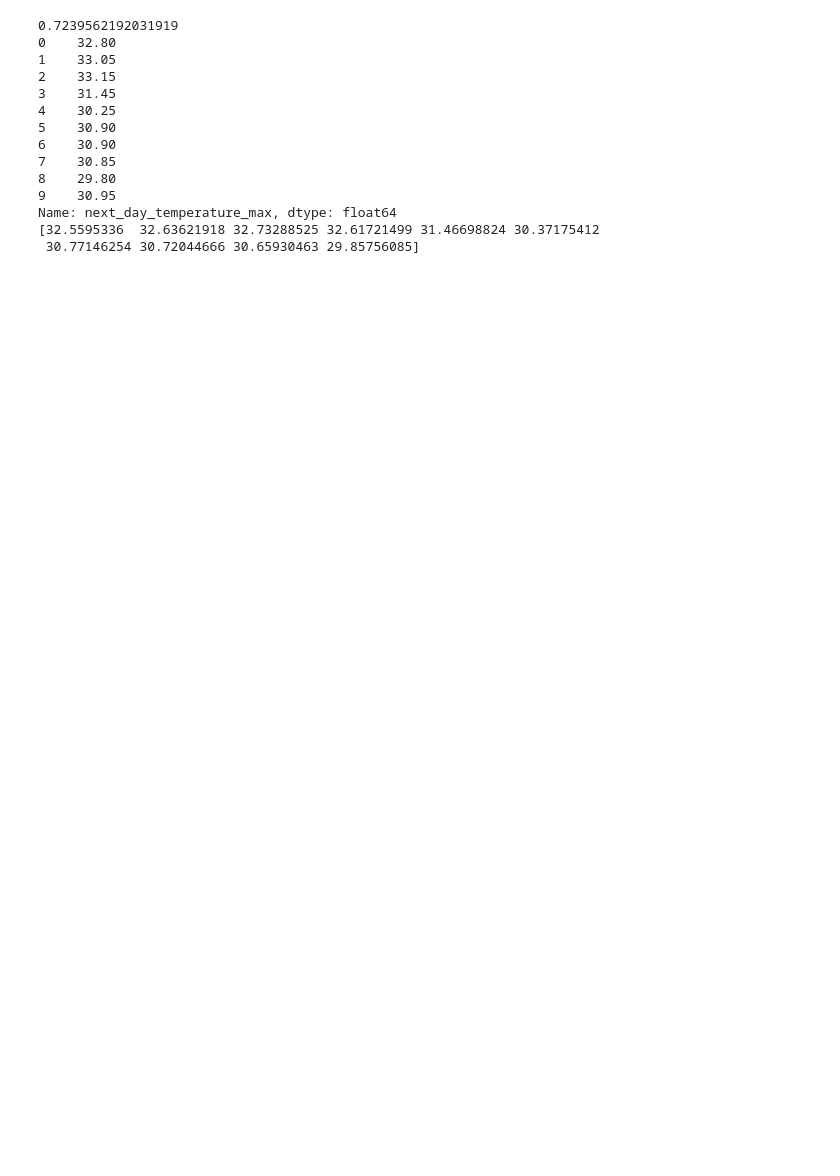
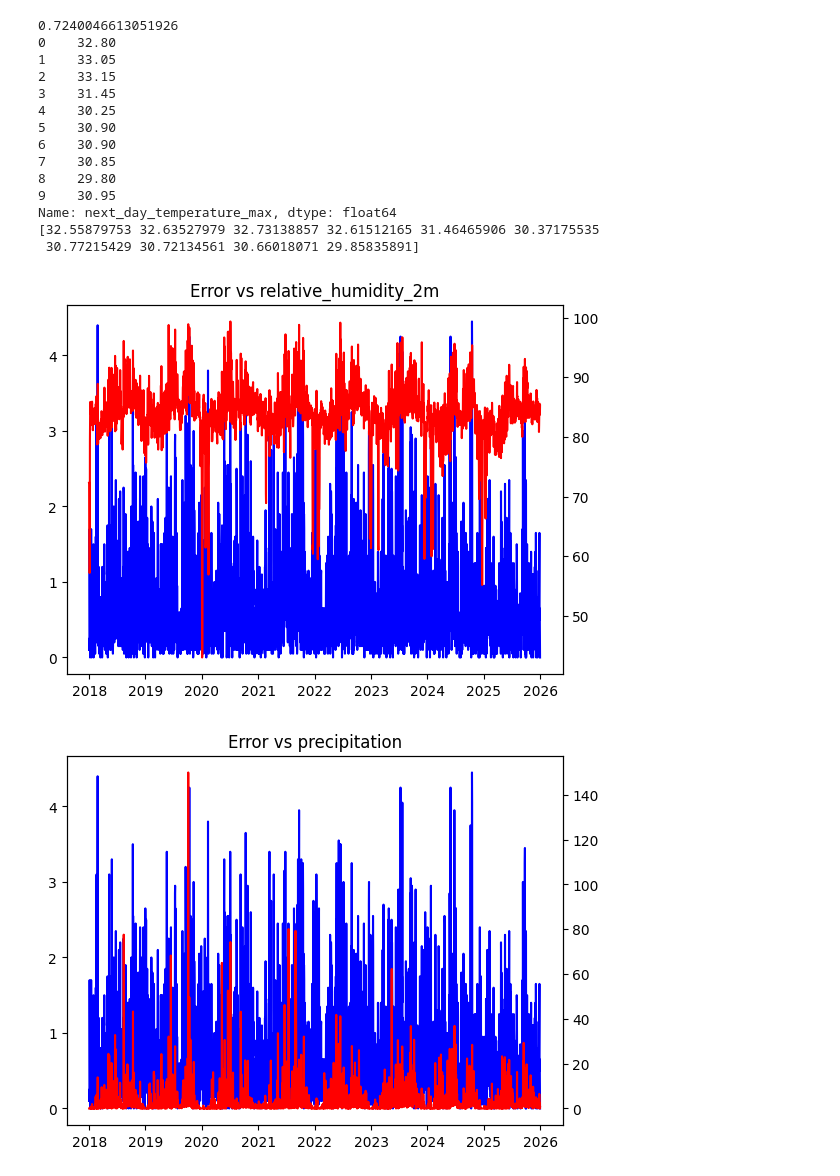
Before and after one commit to MrSemAh/meteo-calavi, a Jupyter notebook: 03_first_model.ipynb, the cells around one changed output. Saved outputs shown, nothing was run; the diff lists cells and outputs as text; code cells hidden in the pictures; blank space fills up the shorter version.

```diff
--- a/03_first_model.ipynb
+++ b/03_first_model.ipynb
@@ -1,23 +1,11 @@
 # %%
-import pandas as pd
+from cleaned_data import aggregated
+from sklearn.metrics import mean_absolute_error
 
-aggregated = pd.read_csv("data/processed/aggregated.csv")
-aggregated["date"] = pd.to_datetime(aggregated["date"])
-print(aggregated["temperature_2m_mean"])
-# Let's assume the simple baseline of having the same temperature at J+1 than J
-# We will compute the average error
+y = aggregated["next_day_temperature_max"]
+predictions = aggregated["temperature_2m_max"]
 
-diff = sum(
-    [
-        abs(
-            aggregated.loc[idx, "temperature_2m_max"]
-            - aggregated.loc[idx - 1, "temperature_2m_max"]
-        )
-        for idx in range(1, len(aggregated))
-    ]
-) / (len(aggregated) - 1)
-
-print(diff)
+print(mean_absolute_error(y, predictions))
 # %% [output]
 0       26.083895
 1       25.479166
@@ -35,10 +23,7 @@ Name: temperature_2m_mean, Length: 2923, dtype: float64
 # %%
 # Now let's try a linear regression model
 from sklearn.linear_model import LinearRegression
-from sklearn.metrics import mean_absolute_error
 
-aggregated["next_day_temperature_max"] = aggregated["temperature_2m_max"].shift(-1)
-aggregated = aggregated.dropna()
 
 X = aggregated[
     [
@@ -58,7 +43,7 @@ print(mean_absolute_error(y, predictions))
 print(y.head(10))
 print(predictions[:10])
 # %% [output]
-0.7239562192031919
+0.7240046613051926
 0    32.80
 1    33.05
 2    33.15
@@ -70,5 +55,24 @@ print(predictions[:10])
 8    29.80
 9    30.95
 Name: next_day_temperature_max, dtype: float64
-[32.5595336  32.63621918 32.73288525 32.61721499 31.46698824 30.37175412
- 30.77146254 30.72044666 30.65930463 29.85756085]
+[32.55879753 32.63527979 32.73138857 32.61512165 31.46465906 30.37175535
+ 30.77215429 30.72134561 30.66018071 29.85835891]
+# %%
+# Let's try to display daily error now
+from matplotlib import pyplot as plt
+
+error = abs(aggregated["temperature_2m_max"] - aggregated["next_day_temperature_max"])
+
+for column in aggregated.columns:
+    if column == "date" or "temperature" in column:
+        continue
+
+    fig, ax = plt.subplots()
+    ax.plot(aggregated["date"], error, "b-")
+
+    ax2 = ax.twinx()
+    ax2.plot(aggregated["date"], aggregated[column], "r-")
+    plt.title(f"Error vs {column}")
+# %% [output]
+[figure, added]
+[figure, added]
```
Also changed, not shown: parts of 3 cells of this notebook, 6 other files.
